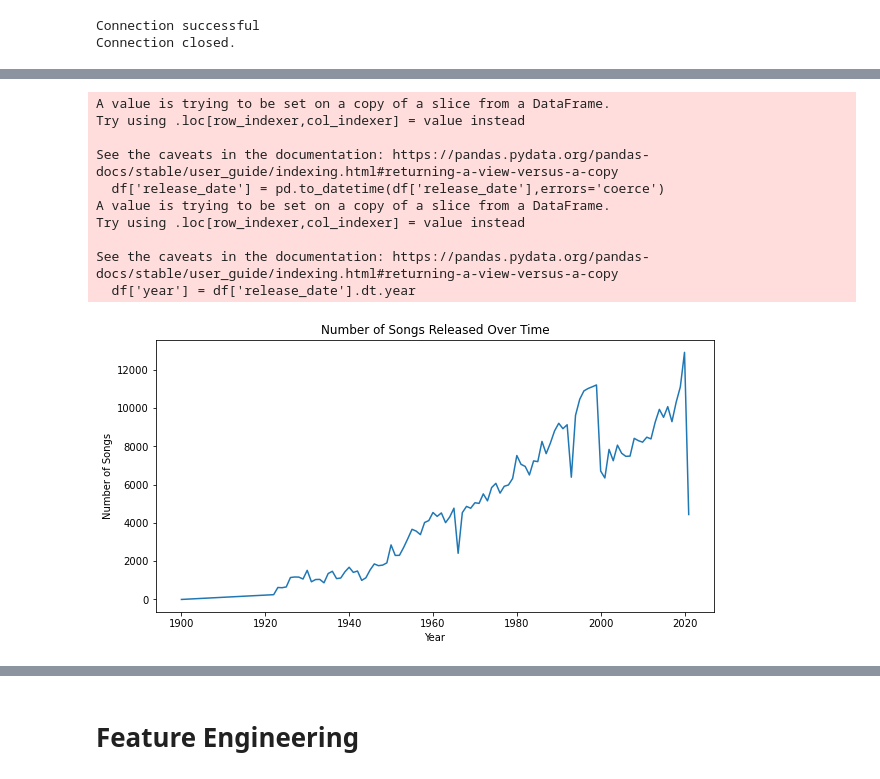
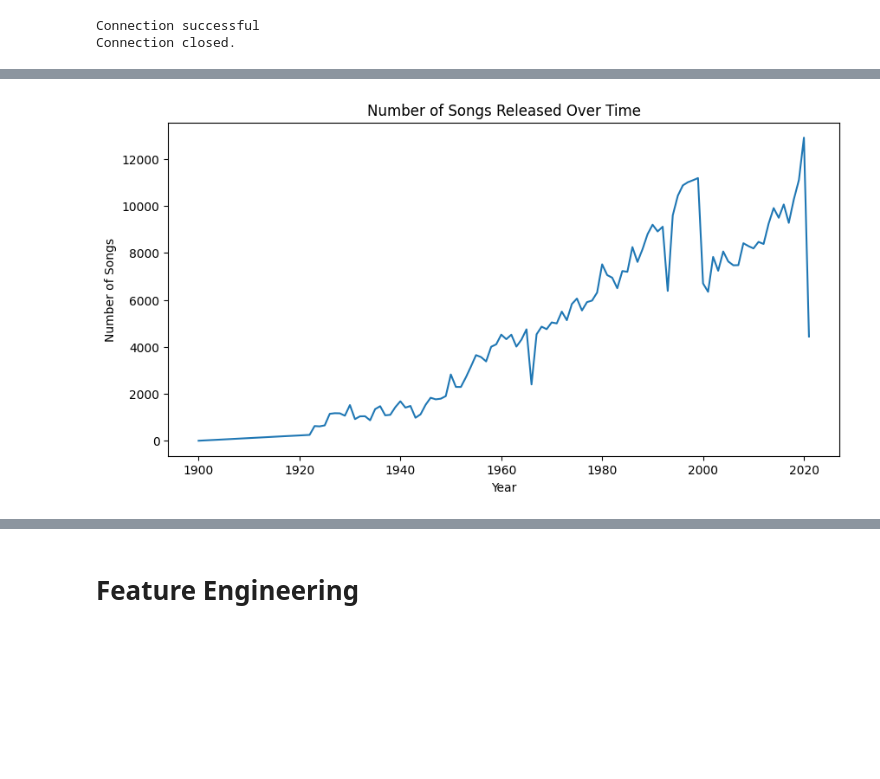
Before and after one commit to NicoCereghini/DSC-288R---Spotify-Capstone-Project, a Jupyter notebook: src/notebooks/eda.ipynb, the cells around one changed output, grey strips where cells are left out. Drawn from its saved outputs; the diff is of its cells as text; code cells hidden in the pictures; blank space fills up the shorter version.

```diff
--- a/src/notebooks/eda.ipynb
+++ b/src/notebooks/eda.ipynb
@@ -19,7 +26,7 @@ Connection closed.
 columns = [
     "id", "name", "popularity", "duration_ms", "explicit", "artists", "id_artists", "release_date",
     "danceability", "energy", "key", "loudness", "mode", "speechiness", "acousticness",
-    "instrumentalness", "liveness", "valence", "tempo", "time_signature"
+    "instrumentalness", "liveness", "valence", "tempo", "time_signature","decade", "mood_index", "emotion_index", "party_index", "chill_index"
 ]
 # Create the DataFrame
 df = pd.DataFrame(tds, columns=columns)
@@ -68,3 +59,0 @@ df
-# %%
-df['artists'] = df['artists'].apply(tuple)
-df = df.drop_duplicates(subset=['name', 'artists'], keep='first')
@@ -107,4 +80,3 @@ memory usage: 77.3+ MB
 # %%
-df['duration_s'] = df['duration_ms'] / 1000
 df.describe()
 # %% [output]
@@ -171,25 +126,29 @@ Name: artists, dtype: int64
 # %%
 #temporal analysis using release date
-df['release_date'] = pd.to_datetime(df['release_date'],errors='coerce')
-df['year'] = df['release_date'].dt.year
+def standardize_date(date_str):
+    try:
+        # Try to parse the full date format (e.g., '1928-01-01')
+        return pd.to_datetime(date_str, format='%Y-%m-%d')
+    except ValueError:
+        try:
+            # If it only contains year and month (e.g., '1956-03'), add '-01' for the day
+            return pd.to_datetime(date_str + '-01', format='%Y-%m-%d')
+        except ValueError:
+            # If it only contains the year, create a date with January 1st
+            return pd.to_datetime(date_str + '-01-01', format='%Y-%m-%d')
+
+df['release_date'] = df['release_date'].apply(standardize_date)
+df["release_date"] = pd.to_datetime(df["release_date"])
+df["year"] = df["release_date"].dt.year
+
 releases_by_year = df['year'].value_counts().sort_index()
 
 plt.figure(figsize=(10, 5))
 sns.lineplot(x=releases_by_year.index, y=releases_by_year.values)
 plt.title('Number of Songs Released Over Time')
 plt.xlabel('Year')
 plt.ylabel('Number of Songs')
 plt.show()
 # %% [output]
-A value is trying to be set on a copy of a slice from a DataFrame.
-Try using .loc[row_indexer,col_indexer] = value instead
-
-See the caveats in the documentation: https://pandas.pydata.org/pandas-docs/stable/user_guide/indexing.html#returning-a-view-versus-a-copy
-  df['release_date'] = pd.to_datetime(df['release_date'],errors='coerce')
-A value is trying to be set on a copy of a slice from a DataFrame.
-Try using .loc[row_indexer,col_indexer] = value instead
-
-See the caveats in the documentation: https://pandas.pydata.org/pandas-docs/stable/user_guide/indexing.html#returning-a-view-versus-a-copy
-  df['year'] = df['release_date'].dt.year
-[figure, old version]
+[figure, new version]
 # %%
```
Also changed, not shown: parts of 31 cells of this notebook.
